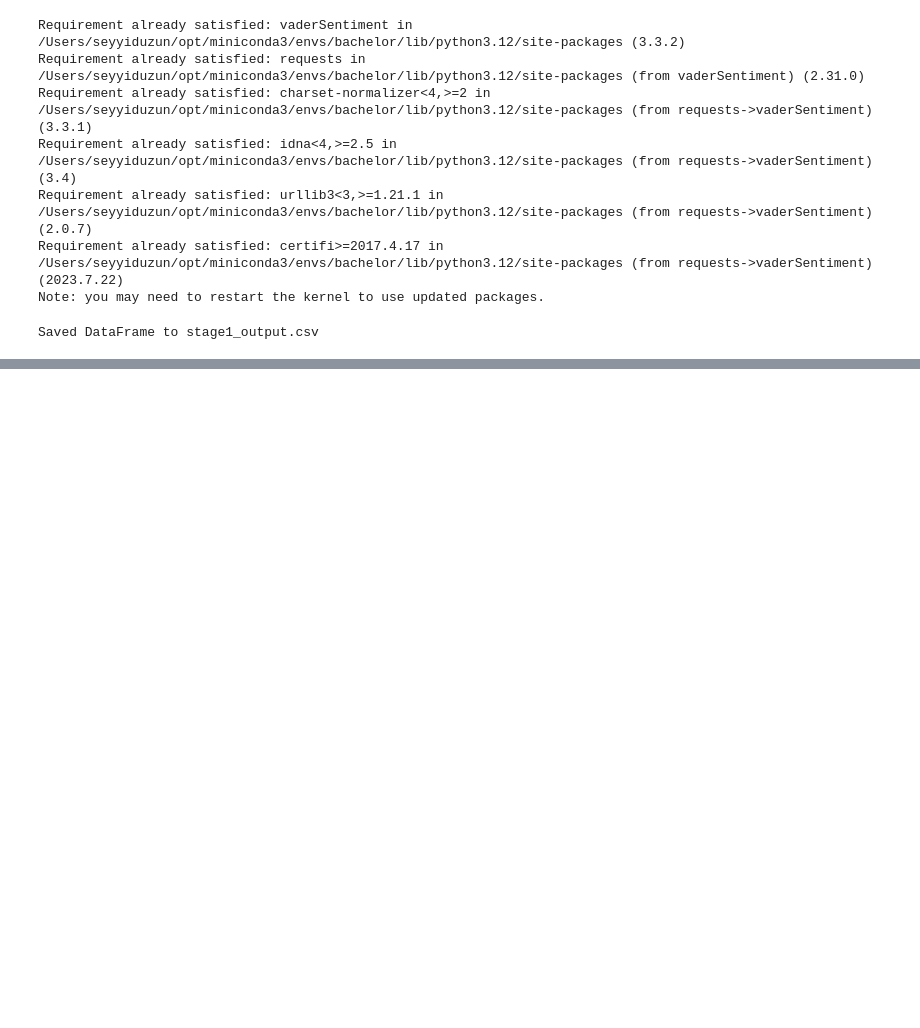
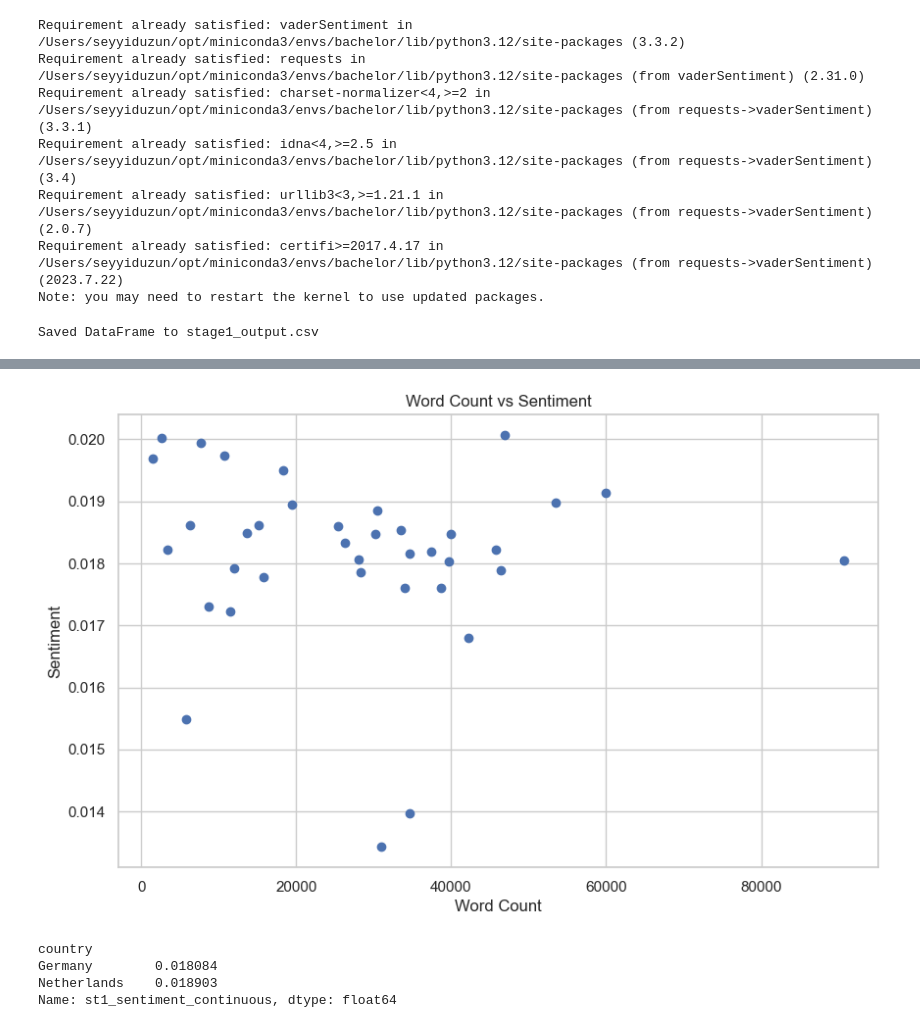
Before and after one commit to SeyyidUz/BachelorThesis, a Jupyter notebook: SustainabilityReport.ipynb, the cells around one changed output, grey strips where cells are left out. Drawn from its saved outputs; the diff is of its cells as text; code cells hidden in the pictures; blank space fills up the shorter version.

```diff
--- a/SustainabilityReport.ipynb
+++ b/SustainabilityReport.ipynb
@@ -2464,0 +1496,16 @@ Index: 9
+# %%
+plt.scatter(cleaned_data_last['cnt_word'], cleaned_data_last['st1_sentiment_continuous'])
+plt.xlabel('Word Count')
+plt.ylabel('Sentiment')
+plt.title('Word Count vs Sentiment')
+plt.show()
+# %% [output]
+[figure, added]
+# %%
+average_sentiment_by_country = cleaned_data_last.groupby('country')['st1_sentiment_continuous'].mean()
+print(average_sentiment_by_country)
+# %% [output]
+country
+Germany        0.018084
+Netherlands    0.018903
+Name: st1_sentiment_continuous, dtype: float64
```
Also changed, not shown: parts of 112 cells of this notebook.
